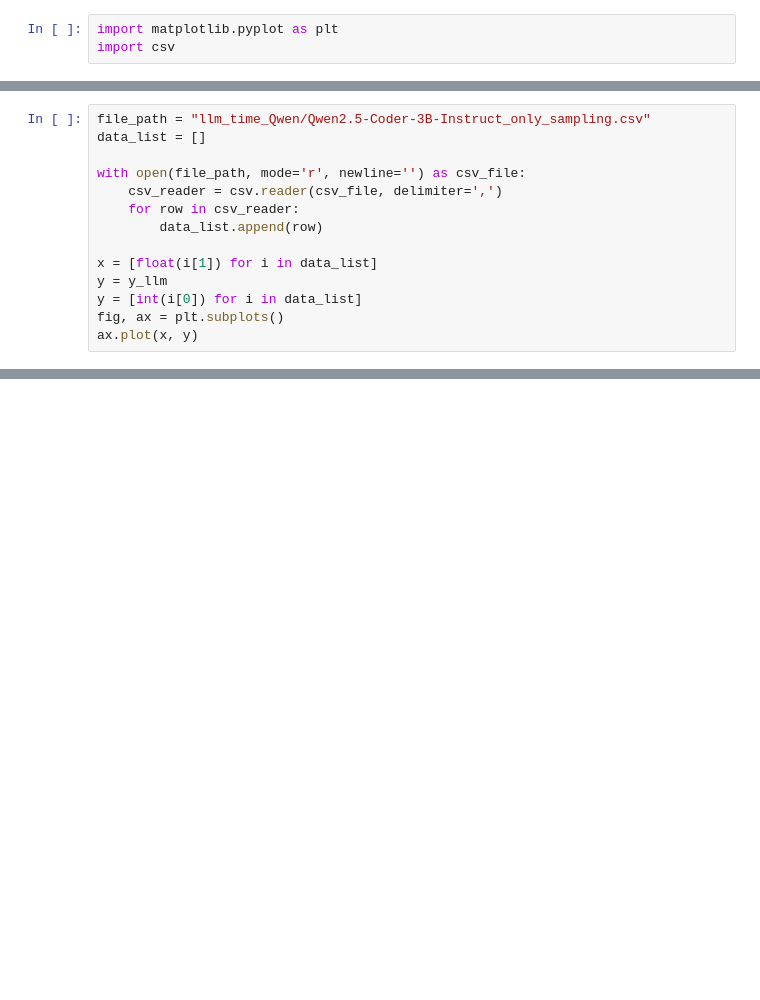
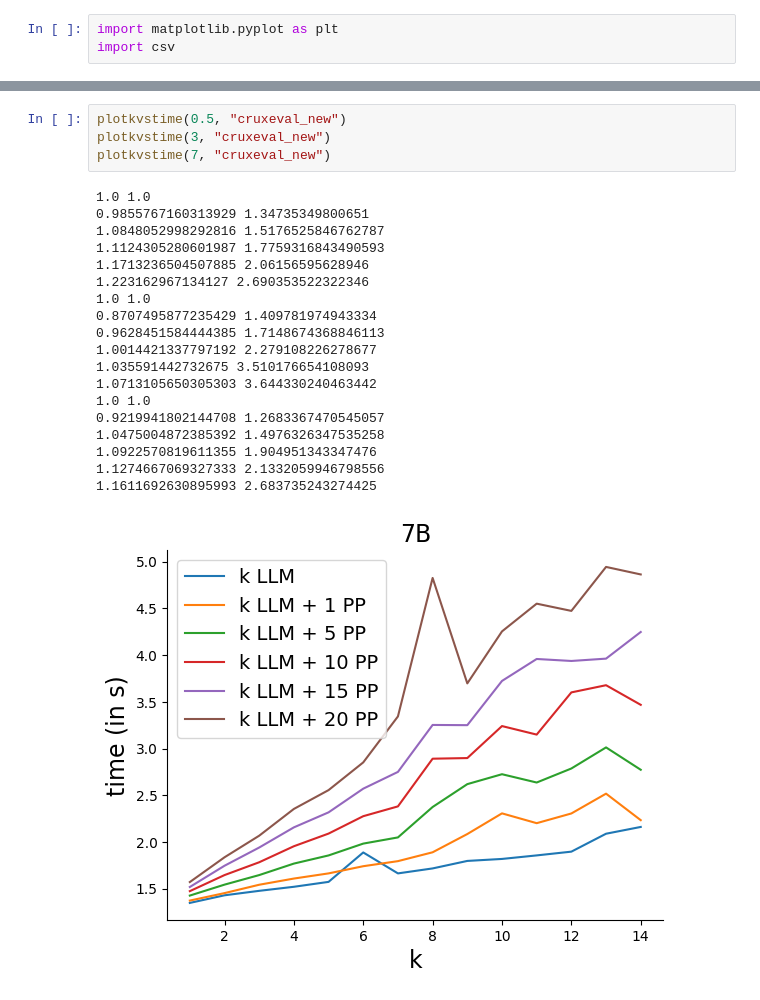
Before and after one commit to danielmisrael/PPoT, a Jupyter notebook: gsm8k/plot.ipynb, the cells around one changed output, grey strips where cells are left out. Saved outputs shown, nothing was run; the diff lists cells and outputs as text; blank space fills up the shorter version.

```diff
--- a/gsm8k/plot.ipynb
+++ b/gsm8k/plot.ipynb
@@ -57,14 +45,0 @@ fig.savefig("/space/poorvagarg/genPPS/gsm8k/kvsaccuracy.pdf", dpi=300)
-# %%
-file_path = "llm_time_Qwen/Qwen2.5-Coder-3B-Instruct_only_sampling.csv"
-data_list = []
-
-with open(file_path, mode='r', newline='') as csv_file:
-    csv_reader = csv.reader(csv_file, delimiter=',')
-    for row in csv_reader:
-        data_list.append(row)
-
-x = [float(i[1]) for i in data_list]
-y = y_llm
-y = [int(i[0]) for i in data_list]
-fig, ax = plt.subplots()
-ax.plot(x, y)
@@ -93,0 +123,24 @@ fig
+# %%
+plotkvstime(0.5, "cruxeval_new")
+plotkvstime(3, "cruxeval_new")
+plotkvstime(7, "cruxeval_new")
+# %% [output]
+1.0 1.0
+0.9855767160313929 1.34735349800651
+1.0848052998292816 1.5176525846762787
+1.1124305280601987 1.7759316843490593
+1.1713236504507885 2.06156595628946
+1.223162967134127 2.690353522322346
+1.0 1.0
+0.8707495877235429 1.409781974943334
+0.9628451584444385 1.7148674368846113
+1.0014421337797192 2.279108226278677
+1.035591442732675 3.510176654108093
+1.0713105650305303 3.644330240463442
+1.0 1.0
+0.9219941802144708 1.2683367470545057
+1.0475004872385392 1.4976326347535258
+1.0922570819611355 1.904951343347476
+1.1274667069327333 2.1332059946798556
+1.1611692630895993 2.683735243274425
+[figure, added]
```
Also changed, not shown: parts of 8 cells of this notebook, 3 other files.
